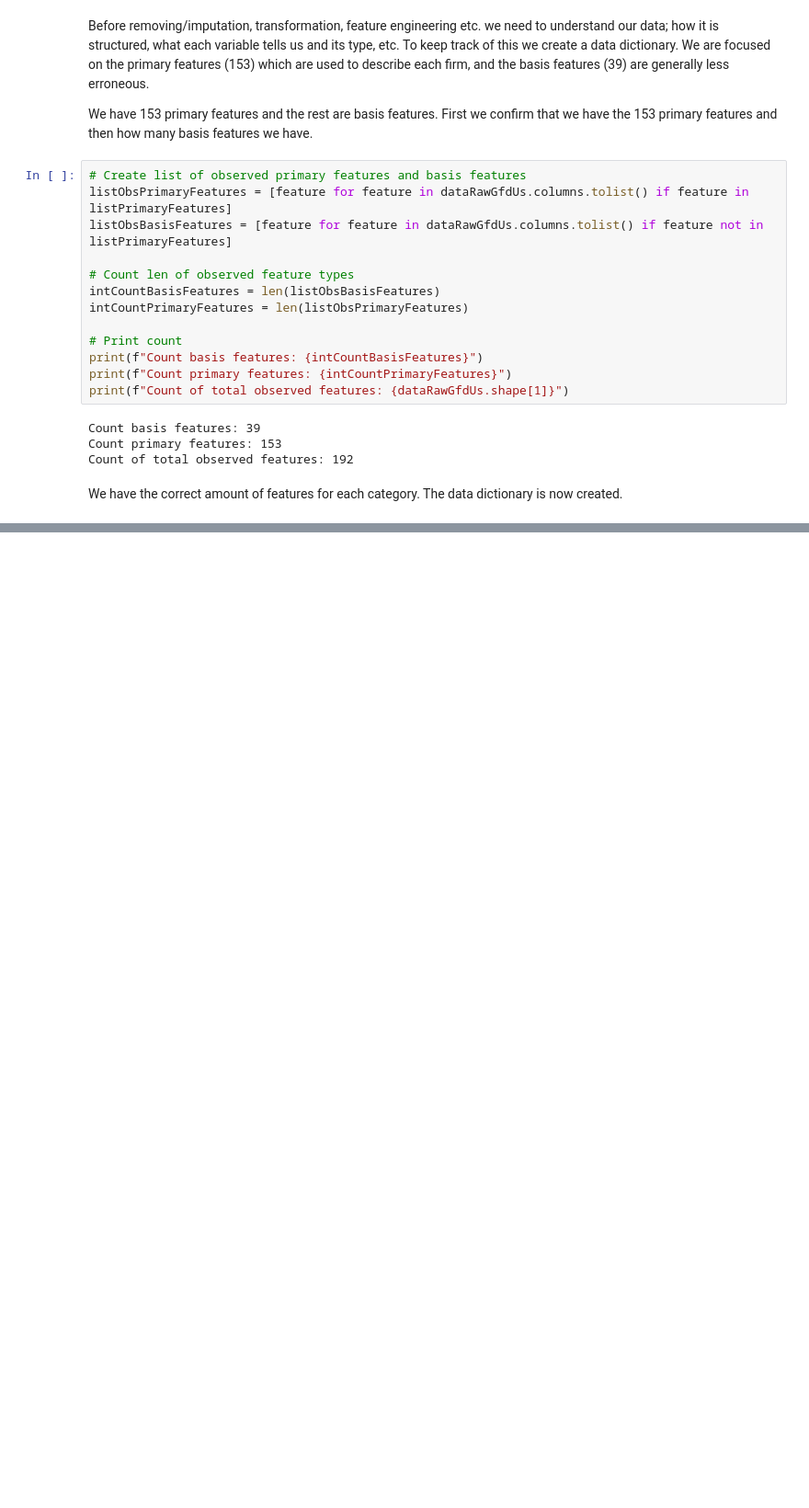
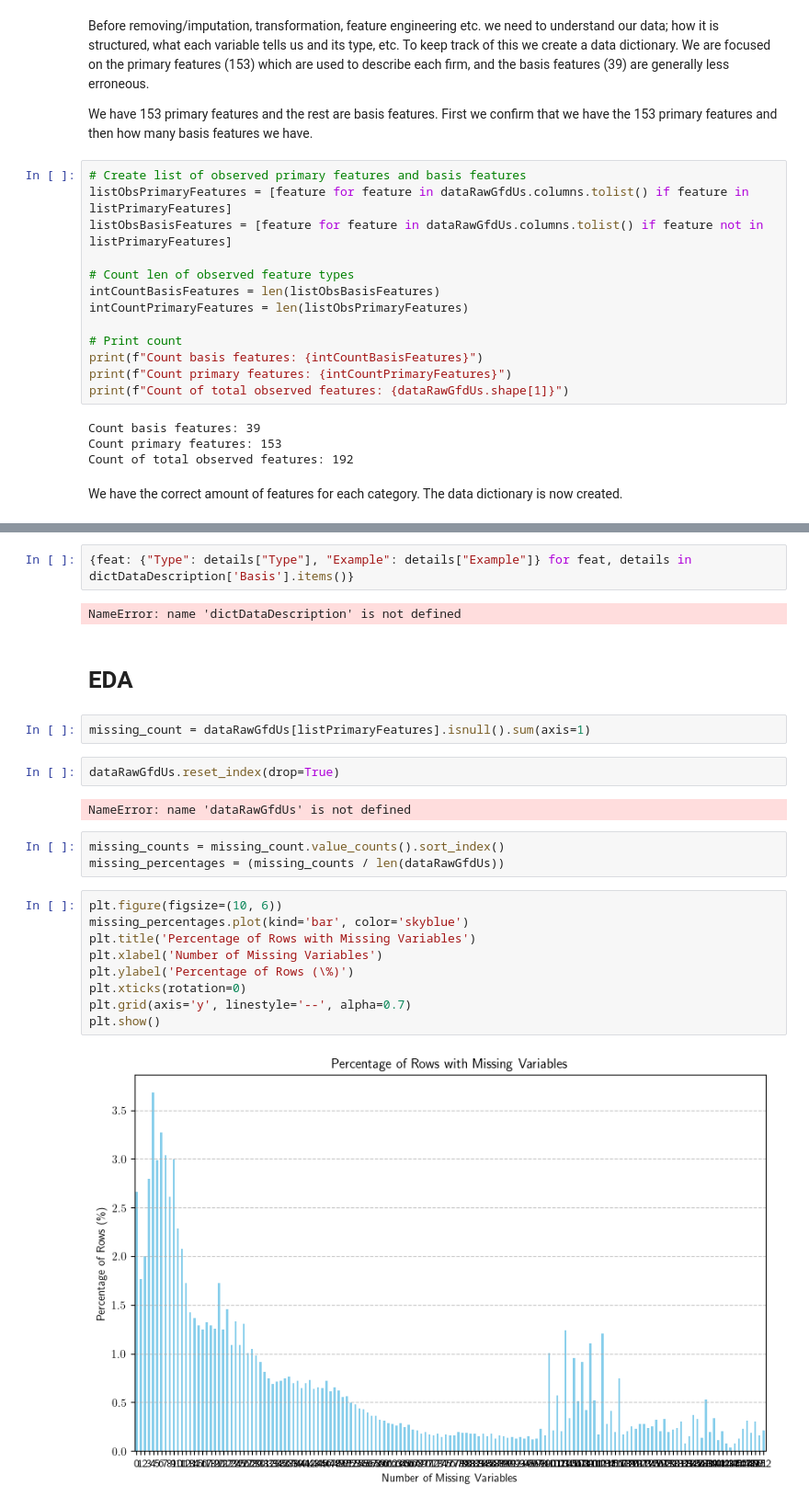
Before and after one commit to albertschroder/bachelor_notes, a Jupyter notebook: gfd__nn__models/data__clean/missing__data.ipynb, the cells around one changed output, grey strips where cells are left out. Shown at 92% size. Drawn from its saved outputs; the diff is of its cells as text; blank space fills up the shorter version.

```diff
--- a/gfd__nn__models/data__clean/missing__data.ipynb
+++ b/gfd__nn__models/data__clean/missing__data.ipynb
@@ -111,0 +222,26 @@ dictDataDescription['Primary']['bev_mev']
+# %%
+{feat: {"Type": details["Type"], "Example": details["Example"]} for feat, details in dictDataDescription['Basis'].items()}
+# %% [output]
+NameError: name 'dictDataDescription' is not defined
+# %% [markdown]
+# <span style='font-family: CMU Sans Serif, sans-serif;'> EDA  </span>
+# %%
+missing_count = dataRawGfdUs[listPrimaryFeatures].isnull().sum(axis=1)
+# %%
+dataRawGfdUs.reset_index(drop=True)
+# %% [output]
+NameError: name 'dataRawGfdUs' is not defined
+# %%
+missing_counts = missing_count.value_counts().sort_index()
+missing_percentages = (missing_counts / len(dataRawGfdUs))
+# %%
+plt.figure(figsize=(10, 6))
+missing_percentages.plot(kind='bar', color='skyblue')
+plt.title('Percentage of Rows with Missing Variables')
+plt.xlabel('Number of Missing Variables')
+plt.ylabel('Percentage of Rows (\%)')
+plt.xticks(rotation=0)
+plt.grid(axis='y', linestyle='--', alpha=0.7)
+plt.show()
+# %% [output]
+[figure, added]
```
Also changed, not shown: parts of 23 cells of this notebook.
